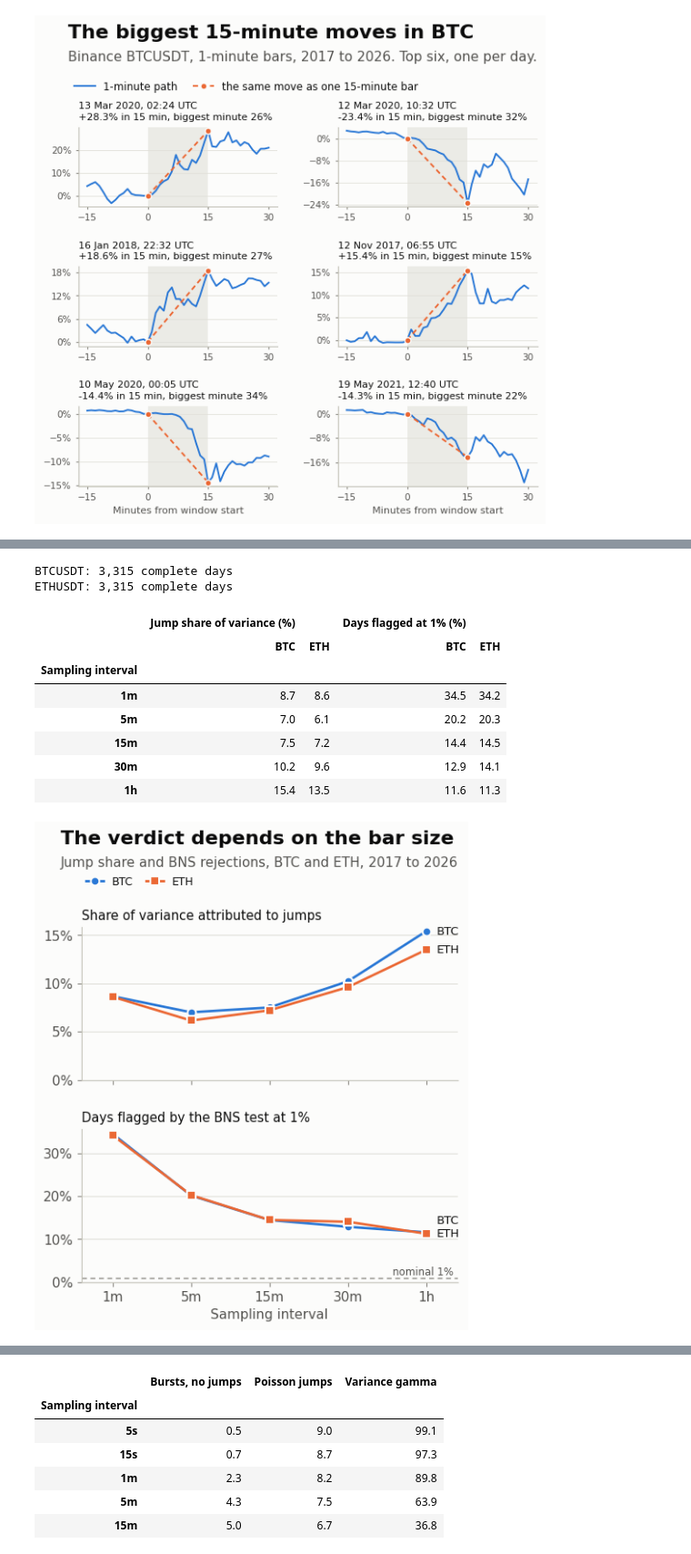
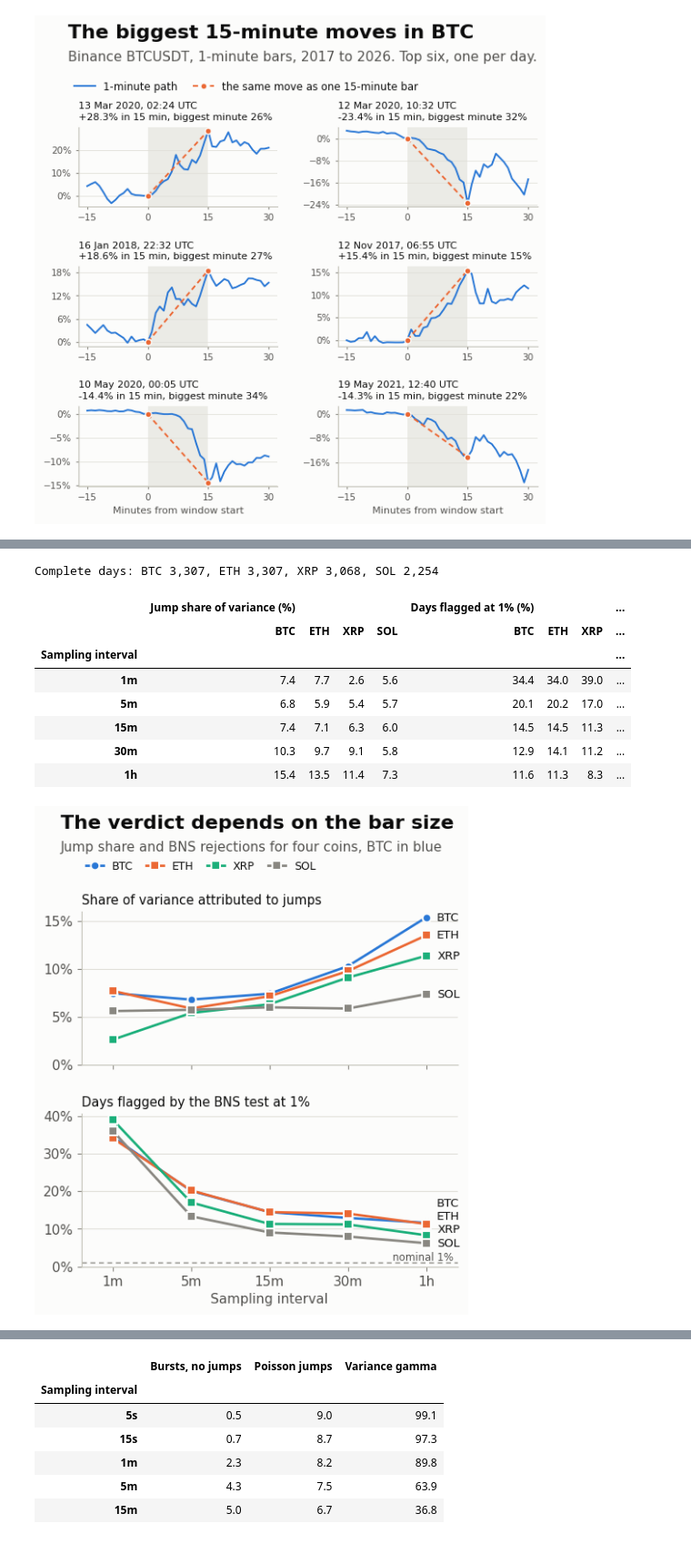
Before and after one commit to PascalLemieux/jumps, a Jupyter notebook: notebooks/01_jumps_vs_vol_bursts.ipynb, the cells around one changed output, grey strips where cells are left out. Shown at 91% size. Cells and saved outputs as stored; diff of their text form; code cells hidden in the pictures.

```diff
--- a/notebooks/01_jumps_vs_vol_bursts.ipynb
+++ b/notebooks/01_jumps_vs_vol_bursts.ipynb
@@ -33,3 +41,5 @@ The practical consequence: a jump test run on bars labels these moves as jumps,
+# %%
+COIN = "BTC"          # "BTC", "ETH", "XRP" or "SOL"
 # %%
 import sys
 from pathlib import Path
@@ -139,40 +189,39 @@ The jump share below is $1 - \sum \mathrm{BV} / \sum \mathrm{RV}$ over all days,
 INTERVALS = {"1m": 1, "5m": 5, "15m": 15, "30m": 30, "1h": 60}
 EMP_LABELS = list(INTERVALS)
 
-grids = {s: to_daily_grid(c) for s, c in close.items()}
-empirical = {s: jump_summary(g.to_numpy(), list(INTERVALS.values())) for s, g in grids.items()}
-for s, g in grids.items():
-    print(f"{s}: {len(g):,} complete days")
+grids = {c: to_daily_grid(close[c]) for c in COINS}
+empirical = {c: jump_summary(g.to_numpy(), list(INTERVALS.values())) for c, g in grids.items()}
+print("Complete days: " + ", ".join(f"{c} {len(g):,}" for c, g in grids.items()))
 
 emp_table = pd.concat(
-    {"Jump share of variance (%)": pd.DataFrame({s[:3]: 100 * r["jump_share"] for s, r in empirical.items()}, index=EMP_LABELS),
-     "Days flagged at 1% (%)": pd.DataFrame({s[:3]: 100 * r["days_flagged"] for s, r in empirical.items()}, index=EMP_LABELS)},
+    {"Jump share of variance (%)": pd.DataFrame({c: 100 * r["jump_share"] for c, r in empirical.items()}, index=EMP_LABELS),
+     "Days flagged at 1% (%)": pd.DataFrame({c: 100 * r["days_flagged"] for c, r in empirical.items()}, index=EMP_LABELS)},
     axis=1)
 emp_table.round(1).rename_axis("Sampling interval")
 # %% [output]
-BTCUSDT: 3,315 complete days
-ETHUSDT: 3,315 complete days
+Complete days: BTC 3,307, ETH 3,307, XRP 3,068, SOL 2,254
-|  | Jump share of variance (%) |  | Days flagged at 1% (%) |  |
-|  | BTC | ETH | BTC | ETH |
-| Sampling interval |  |  |  |  |
-| 1m | 8.7 | 8.6 | 34.5 | 34.2 |
-| 5m | 7.0 | 6.1 | 20.2 | 20.3 |
-| 15m | 7.5 | 7.2 | 14.4 | 14.5 |
-| 30m | 10.2 | 9.6 | 12.9 | 14.1 |
-| 1h | 15.4 | 13.5 | 11.6 | 11.3 |
+|  | Jump share of variance (%) |  |  |  | Days flagged at 1% (%) |  |  | ... |
+|  | BTC | ETH | XRP | SOL | BTC | ETH | XRP | ... |
+| Sampling interval |  |  |  |  |  |  |  | ... |
+| 1m | 7.4 | 7.7 | 2.6 | 5.6 | 34.4 | 34.0 | 39.0 | ... |
+| 5m | 6.8 | 5.9 | 5.4 | 5.7 | 20.1 | 20.2 | 17.0 | ... |
+| 15m | 7.4 | 7.1 | 6.3 | 6.0 | 14.5 | 14.5 | 11.3 | ... |
+| 30m | 10.3 | 9.7 | 9.1 | 5.8 | 12.9 | 14.1 | 11.2 | ... |
+| 1h | 15.4 | 13.5 | 11.4 | 7.3 | 11.6 | 11.3 | 8.3 | ... |
 # %%
-curves = {
-    "BTC": {"x": range(len(EMP_LABELS)), "jump_share": 100 * empirical["BTCUSDT"]["jump_share"],
-            "days_flagged": 100 * empirical["BTCUSDT"]["days_flagged"], "color": jp.BLUE, "marker": "o"},
-    "ETH": {"x": range(len(EMP_LABELS)), "jump_share": 100 * empirical["ETHUSDT"]["jump_share"],
-            "days_flagged": 100 * empirical["ETHUSDT"]["days_flagged"], "color": jp.ORANGE, "marker": "s"},
-}
+others = iter([jp.ORANGE, jp.AQUA, jp.MUTED])
+curves = {c: {"x": range(len(EMP_LABELS)),
+              "jump_share": 100 * empirical[c]["jump_share"],
+              "days_flagged": 100 * empirical[c]["days_flagged"],
+              "color": jp.BLUE if c == COIN else next(others),
+              "marker": "o" if c == COIN else "s"}
+          for c in [COIN] + [c for c in COINS if c != COIN]}
 fig = jp.sampling_curves(
     curves, EMP_LABELS,
     title="The verdict depends on the bar size",
-    subtitle="Jump share and BNS rejections, BTC and ETH, 2017 to 2026",
+    subtitle=f"Jump share and BNS rejections for four coins, {COIN} in blue",
 )
-jp.save(fig, "01_jump_share_by_sampling");
+jp.save(fig, figure_name("01_jump_share_by_sampling"));
 # %% [output]
-[figure, old version]
+[figure, new version]
 # %% [markdown]
```
Also changed, not shown: parts of 12 cells of this notebook, 13 other files.
